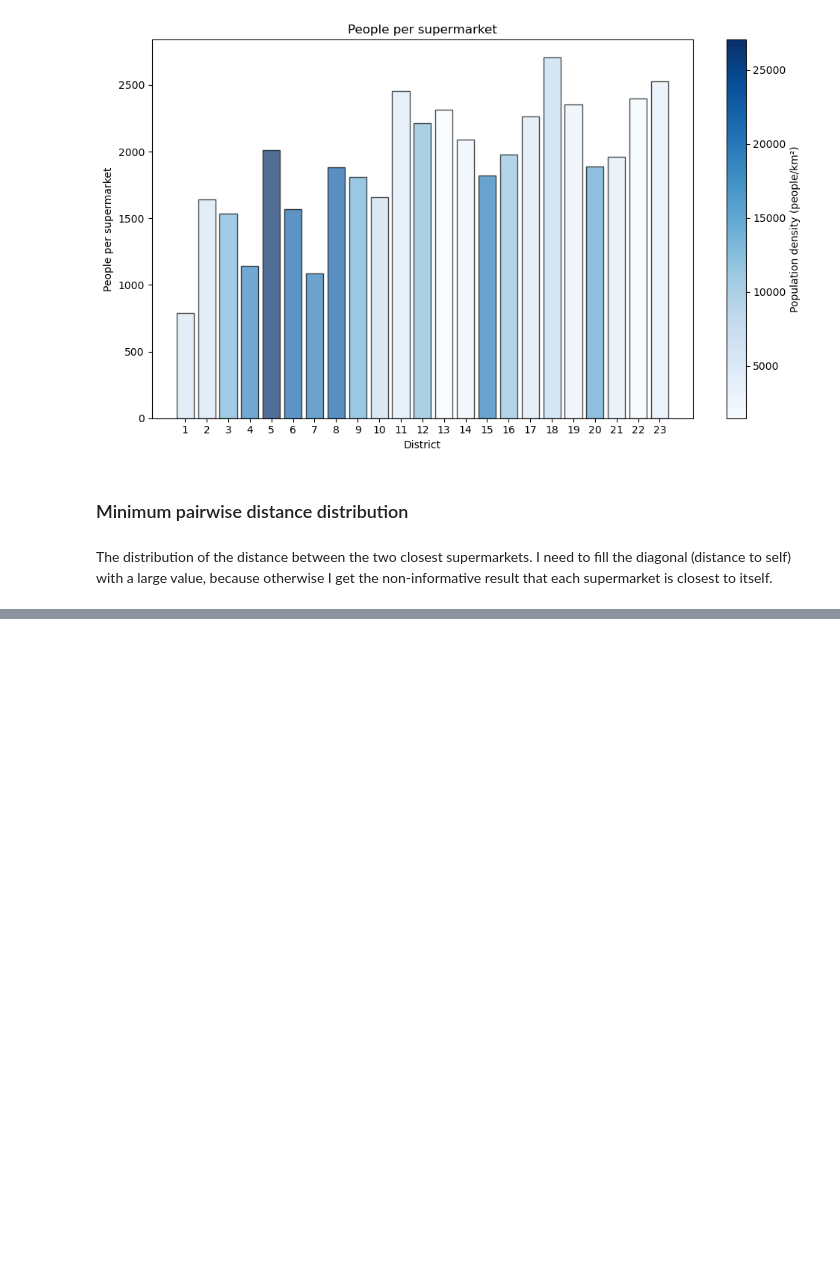
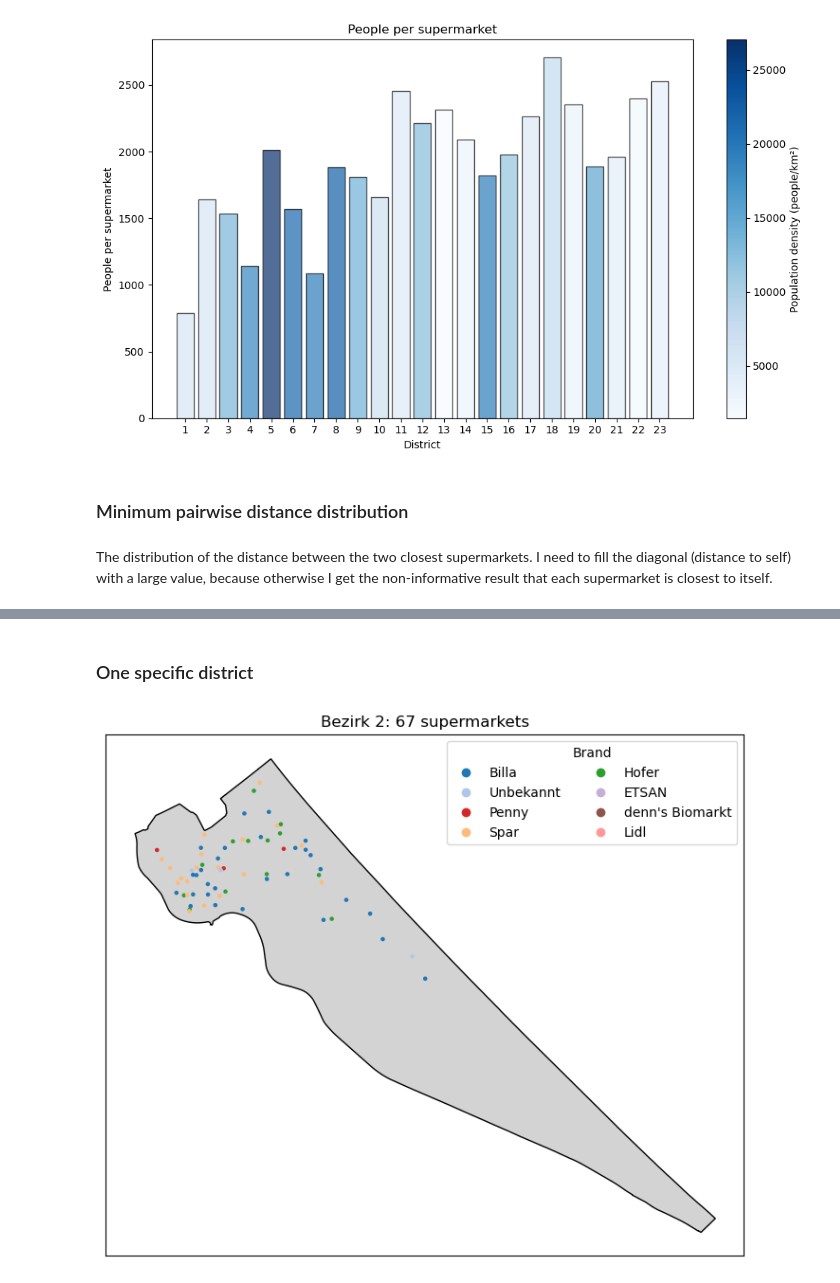
Before and after one commit to majube/vienna-supermarkets, a Jupyter notebook: supermarkets.ipynb, the cells around one changed output, grey strips where cells are left out. Drawn from its saved outputs; the diff is of its cells as text; code cells hidden in the pictures; blank space fills up the shorter version.

Commit message:
add some new plots

```diff
--- a/supermarkets.ipynb
+++ b/supermarkets.ipynb
@@ -449,0 +458,28 @@ plt.show()
+# %% [markdown]
+### One specific district
+# %%
+bezirk = '2'
+
+fig, ax = plt.subplots(figsize=(10, 6))
+vienna_gdf.loc[vienna_gdf['BEZNR'] == bezirk].plot(ax=ax, color="lightgray", edgecolor="black", legend=True)
+full_gdf.loc[full_gdf['BEZNR'] == bezirk].plot(ax=ax, marker="o", color=full_gdf["color"], markersize=5)
+plt.title(f"Bezirk {bezirk}: {len(full_gdf.loc[full_gdf['BEZNR'] == bezirk])} supermarkets")
+ax.set_xticks([])
+ax.set_yticks([])
+legend_handles = [
+    Line2D(
+        [0],
+        [0],
+        marker="o",
+        color="w",
+        markerfacecolor=color_map[brand],
+        markersize=8,
+        label=brand,
+    )
+    for brand in full_gdf.loc[full_gdf['BEZNR'] == bezirk]["brand"].unique()
+]
+plt.legend(handles=legend_handles, title="Brand", loc="upper right", ncol=2)
+plt.tight_layout()
+plt.show()
+# %% [output]
+[figure, added]
```
Also changed, not shown: parts of 7 cells of this notebook.
